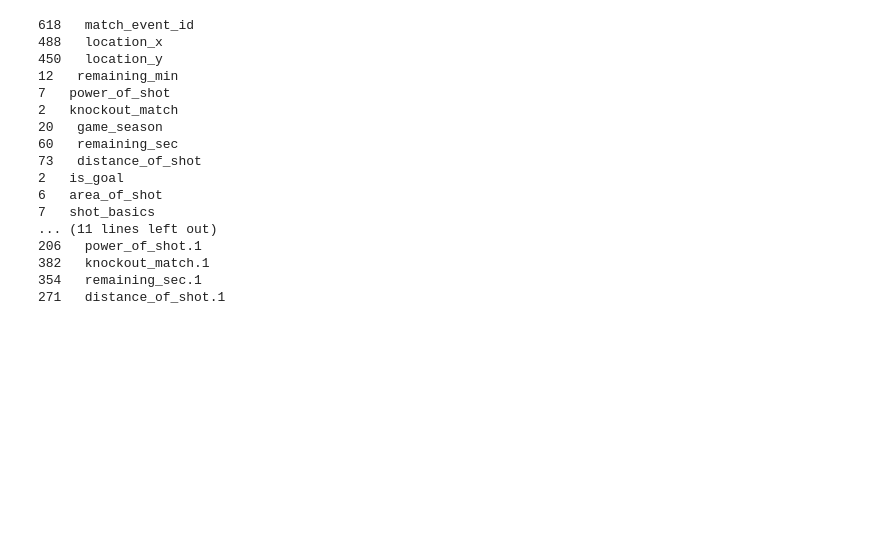
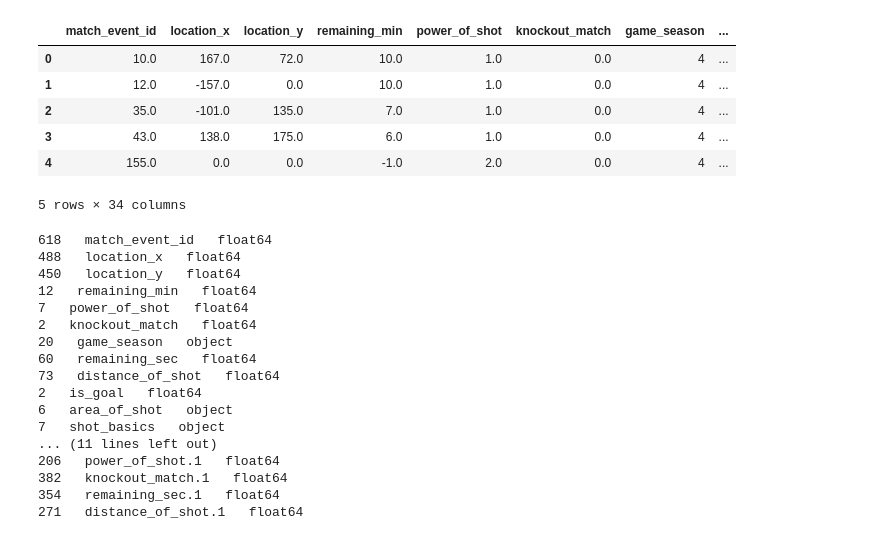
Before and after one commit to coderop2/ZS_hackathon_2019, a Jupyter notebook: lgb_pipepline-impute-unknown.ipynb, the cells around one changed output. Saved outputs shown, nothing was run; the diff lists cells and outputs as text; code cells hidden in the pictures; blank space fills up the shorter version.

```diff
--- a/lgb_pipepline-impute-unknown.ipynb
+++ b/lgb_pipepline-impute-unknown.ipynb
@@ -42,21 +80,41 @@ dtype: int64
+# %%
+def segregate(x):
+    l = x["lat/lng"].split(", ")
+    return pd.Series(l)
+df[["lat","long"]] = df.apply(segregate, axis=1)
+df["lat"] = pd.to_numeric(df["lat"])
+df["long"] = pd.to_numeric(df["long"])
+df["addition_cords"] = df["long"] + df["lat"]
+df["sub_cords"] = df["long"] - df["lat"]
+df["add_loc"] = df["location_x"] + df["location_y"]
+df["sub_loc"] = df["location_x"] - df["location_y"]
+df.head()
+# %% [output]
+|  | match_event_id | location_x | location_y | remaining_min | power_of_shot | knockout_match | game_season | ... |
+| 0 | 10.0 | 167.0 | 72.0 | 10.0 | 1.0 | 0.0 | 4 | ... |
+| 1 | 12.0 | -157.0 | 0.0 | 10.0 | 1.0 | 0.0 | 4 | ... |
+| 2 | 35.0 | -101.0 | 135.0 | 7.0 | 1.0 | 0.0 | 4 | ... |
+| 3 | 43.0 | 138.0 | 175.0 | 6.0 | 1.0 | 0.0 | 4 | ... |
+| 4 | 155.0 | 0.0 | 0.0 | -1.0 | 2.0 | 0.0 | 4 | ... |
+5 rows × 34 columns
 # %%
 for i in train_df.columns:
-    print(df[i].nunique(), " ", i)
+    print(df[i].nunique(), " ", i, " ", df[i].dtype)
 # %% [output]
-618   match_event_id
-488   location_x
-450   location_y
-12   remaining_min
-7   power_of_shot
-2   knockout_match
-20   game_season
-60   remaining_sec
-73   distance_of_shot
-2   is_goal
-6   area_of_shot
-7   shot_basics
+618   match_event_id   float64
+488   location_x   float64
+450   location_y   float64
+12   remaining_min   float64
+7   power_of_shot   float64
+2   knockout_match   float64
+20   game_season   object
+60   remaining_sec   float64
+73   distance_of_shot   float64
+2   is_goal   float64
+6   area_of_shot   object
+7   shot_basics   object
 ... (11 lines left out)
-206   power_of_shot.1
-382   knockout_match.1
-354   remaining_sec.1
-271   distance_of_shot.1
+206   power_of_shot.1   float64
+382   knockout_match.1   float64
+354   remaining_sec.1   float64
+271   distance_of_shot.1   float64
```
Also changed, not shown: parts of 9 cells of this notebook.
